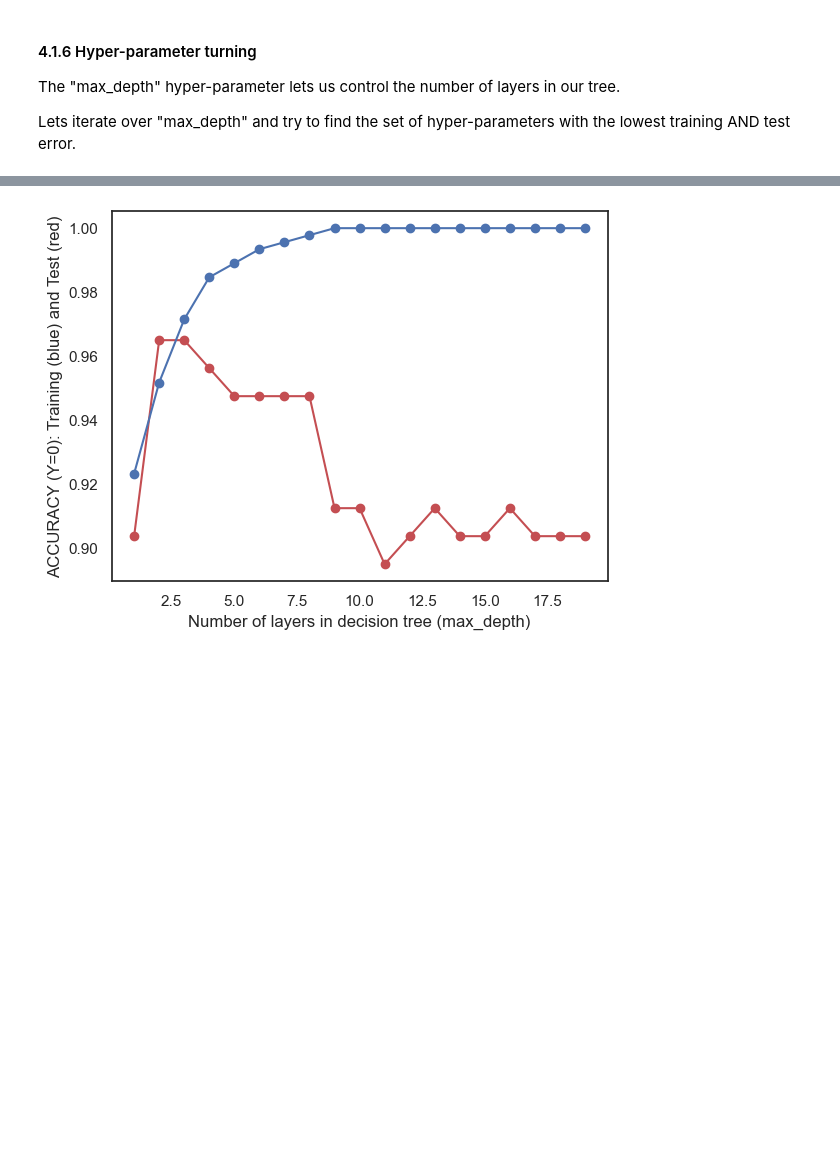
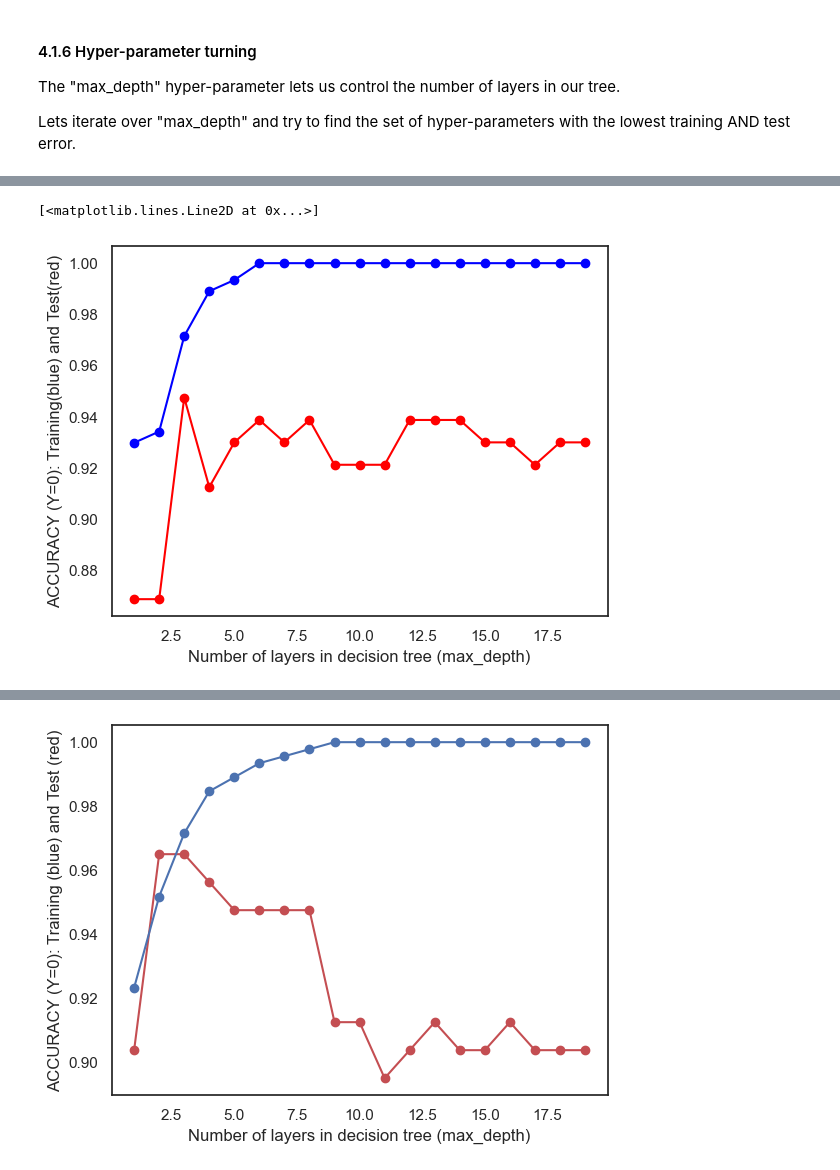
Before and after one commit to hannah-hana-kim/DSAN-5000-Lab, a Jupyter notebook: lab-5.1/assignment.ipynb, the cells around one changed output, grey strips where cells are left out. Saved outputs shown, nothing was run; the diff lists cells and outputs as text; code cells hidden in the pictures; blank space fills up the shorter version.

```diff
--- a/lab-5.1/assignment.ipynb
+++ b/lab-5.1/assignment.ipynb
@@ -353,0 +318,3 @@ for num_layer in range(1,20):
+# %%
+test_df = pd.DataFrame(test_results)
+train_df =  pd.DataFrame(train_results)
@@ -354,2 +343,10 @@ for num_layer in range(1,20):
+# %%
+plt.xlabel("Number of layers in decision tree (max_depth)")
+plt.ylabel("ACCURACY (Y=0): Training(blue) and Test(red)")
+plt.plot(test_df[0], test_df[1], color='red', marker='o')
+plt.plot(train_df[0], train_df[1], color='blue', marker='o')
+# %% [output]
+[<matplotlib.lines.Line2D at 0x...>]
+[figure, added]
 # %%
 # INSERT CODE TO GENERATE THE THREE PLOTS BELOW (SEE EXPECTED OUTPUT FOR EXAMPLE)
```
Also changed, not shown: parts of 17 cells of this notebook.
